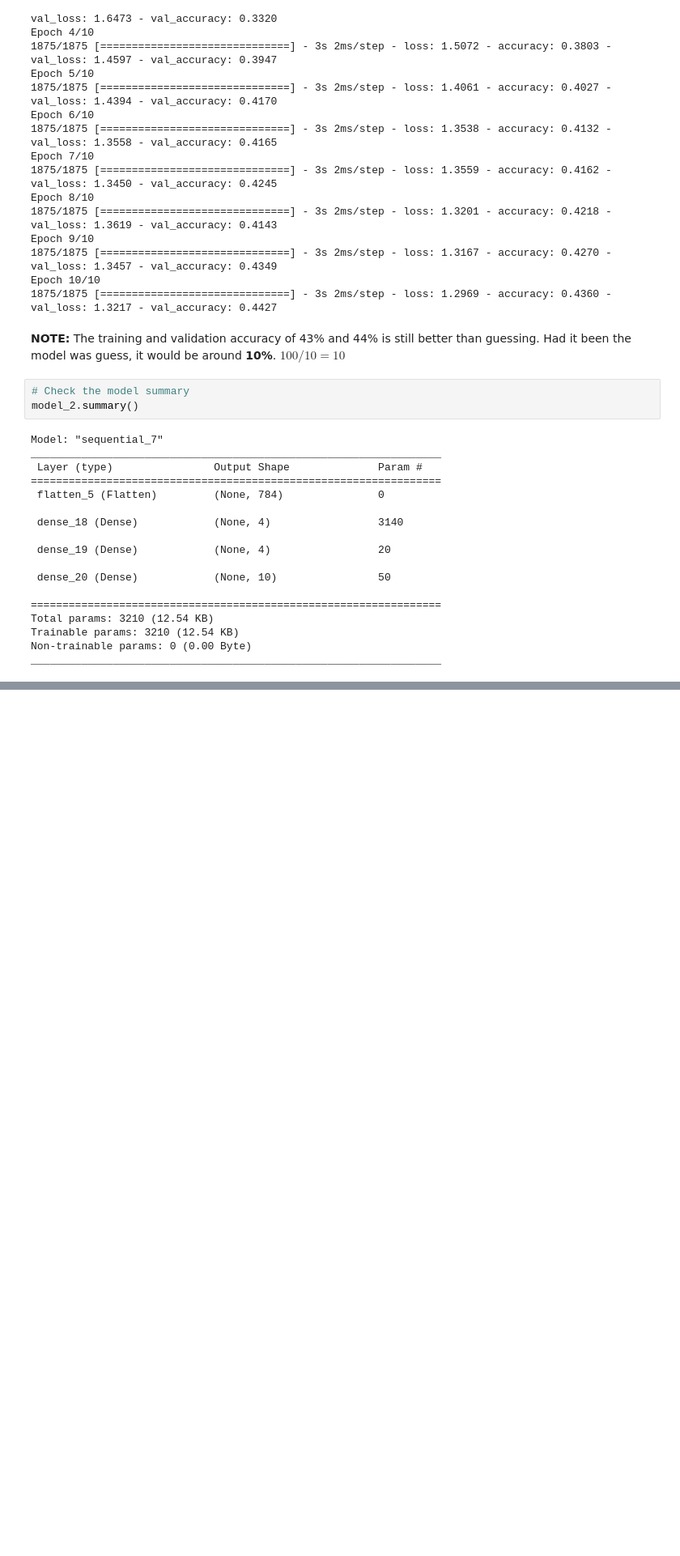
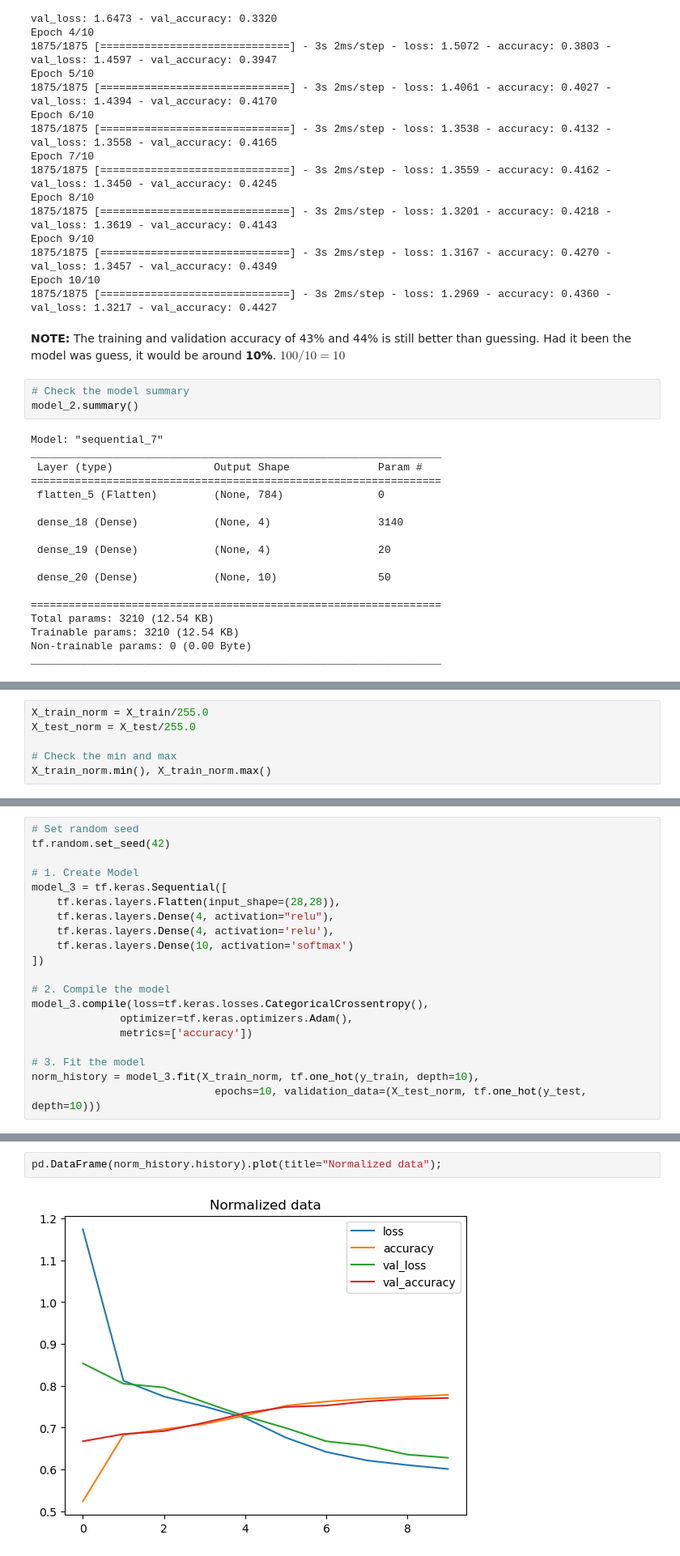
Before and after one commit to Abisoyesam/Deep-Learning-With-TensorFlow, a Jupyter notebook: 03 - Neural Network Classification/code/04 - Multiclass Classification.ipynb, the cells around one changed output, grey strips where cells are left out. Shown at 81% size. Saved outputs shown, nothing was run; the diff lists cells and outputs as text; blank space fills up the shorter version.

```diff
--- a/03 - Neural Network Classification/code/04 - Multiclass Classification.ipynb
+++ b/03 - Neural Network Classification/code/04 - Multiclass Classification.ipynb
@@ -239,0 +261,6 @@ _________________________________________________________________
+# %%
+X_train_norm = X_train/255.0
+X_test_norm = X_test/255.0
+
+# Check the min and max
+X_train_norm.min(), X_train_norm.max()
@@ -239,0 +269,20 @@ _________________________________________________________________
+# %%
+# Set random seed
+tf.random.set_seed(42)
+
+# 1. Create Model
+model_3 = tf.keras.Sequential([
+    tf.keras.layers.Flatten(input_shape=(28,28)),
+    tf.keras.layers.Dense(4, activation="relu"),
+    tf.keras.layers.Dense(4, activation='relu'),
+    tf.keras.layers.Dense(10, activation='softmax')
+])
+
+# 2. Compile the model
+model_3.compile(loss=tf.keras.losses.CategoricalCrossentropy(),
+              optimizer=tf.keras.optimizers.Adam(),
+              metrics=['accuracy'])
+
+# 3. Fit the model
+norm_history = model_3.fit(X_train_norm, tf.one_hot(y_train, depth=10),
+                             epochs=10, validation_data=(X_test_norm, tf.one_hot(y_test, depth=10)))
@@ -239,0 +342,4 @@ _________________________________________________________________
+# %%
+pd.DataFrame(norm_history.history).plot(title="Normalized data");
+# %% [output]
+[figure, added]
```
Also changed, not shown: parts of 19 cells of this notebook, 2 other files.
